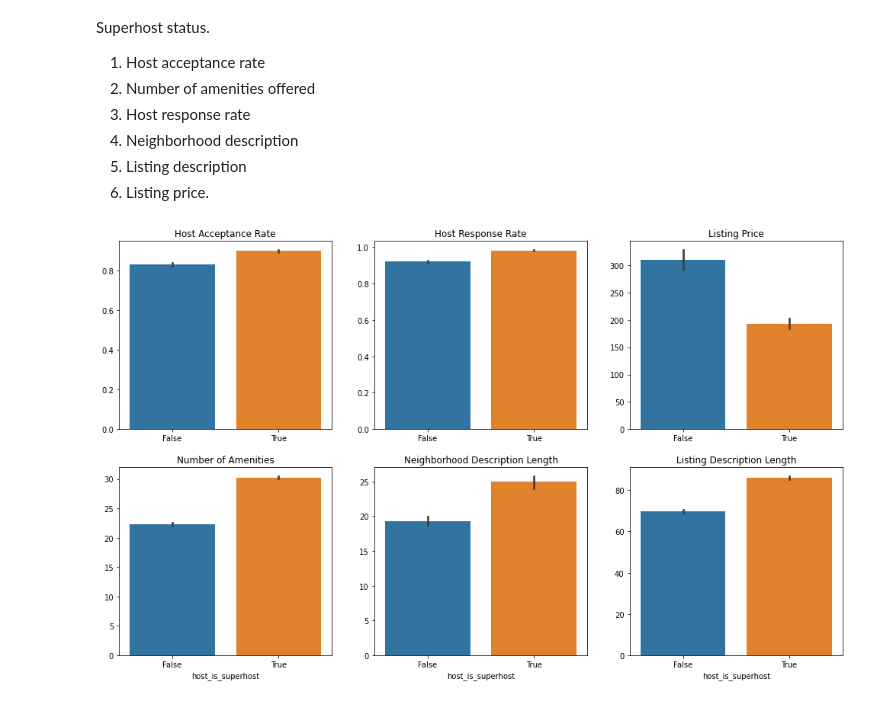
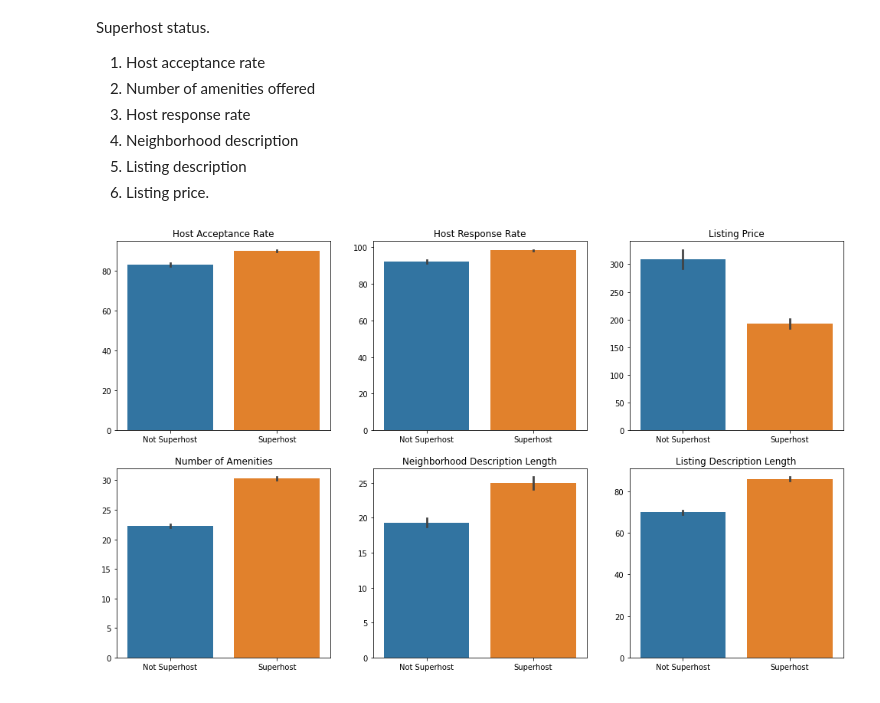
Before and after one commit to jcardenas14/Airbnb, a Jupyter notebook: airbnb.ipynb, the cells around one changed output. Cells and saved outputs as stored; diff of their text form; code cells hidden in the pictures.

```diff
--- a/airbnb.ipynb
+++ b/airbnb.ipynb
@@ -483,25 +483,37 @@ Looking at the top predictors, I think there is some valuable insight to gain a
 4. Neighborhood description
 5. Listing description
 6. Listing price.
+# %%
+host_data.host_acceptance_rate = host_data.host_acceptance_rate*100
+host_data.host_response_rate = host_data.host_response_rate*100
 # %%
 fig, ax = plt.subplots(2, 3, sharey=False, figsize=(17,10))
 sns.barplot(data=host_data, x='host_is_superhost', y='host_acceptance_rate', ax=ax[0,0])
 sns.barplot(data=host_data, x='host_is_superhost', y='host_response_rate', ax=ax[0,1])
 sns.barplot(data=host_data, x='host_is_superhost', y='price', ax=ax[0,2])
 sns.barplot(data=host_data, x='host_is_superhost', y='amenities_length', ax=ax[1,0])
 sns.barplot(data=host_data, x='host_is_superhost', y='neighborhood_overview_length', ax=ax[1,1])
 sns.barplot(data=host_data, x='host_is_superhost', y='description_length', ax=ax[1,2])
 ax[0,0].set_title('Host Acceptance Rate')
 ax[0,1].set_title('Host Response Rate')
 ax[0,2].set_title('Listing Price')
 ax[1,0].set_title('Number of Amenities')
 ax[1,1].set_title('Neighborhood Description Length')
 ax[1,2].set_title('Listing Description Length')
 ax[0,0].set(xlabel='',ylabel='')
 ax[0,1].set(xlabel='',ylabel='')
 ax[0,2].set(xlabel='',ylabel='')
+ax[1,0].set(xlabel='',ylabel='')
+ax[1,1].set(xlabel='',ylabel='')
+ax[1,2].set(xlabel='',ylabel='')
 ax[1,0].set(ylabel='')
 ax[1,1].set(ylabel='')
-ax[1,2].set(ylabel='');
+ax[1,2].set(ylabel='')
+ax[0,0].set_xticklabels(['Not Superhost', 'Superhost'])
+ax[0,1].set_xticklabels(['Not Superhost', 'Superhost'])
+ax[0,2].set_xticklabels(['Not Superhost', 'Superhost'])
+ax[1,0].set_xticklabels(['Not Superhost', 'Superhost'])
+ax[1,1].set_xticklabels(['Not Superhost', 'Superhost'])
+ax[1,2].set_xticklabels(['Not Superhost', 'Superhost']);
 # %% [output]
-[figure, old version]
+[figure, new version]
```
